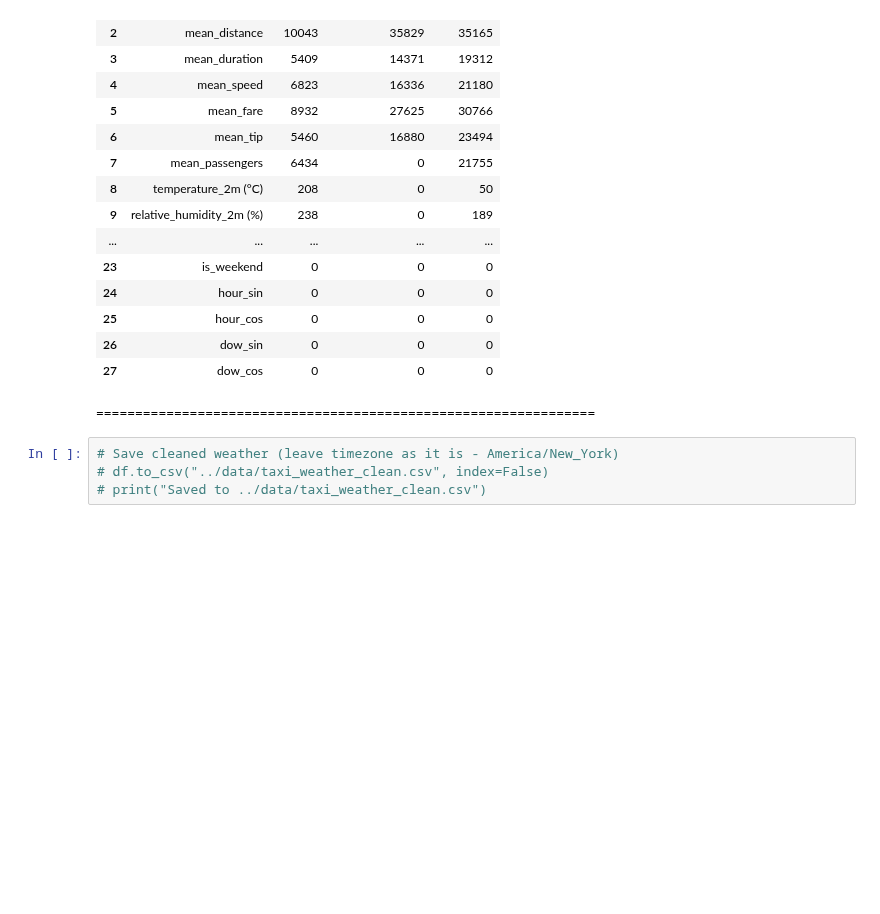
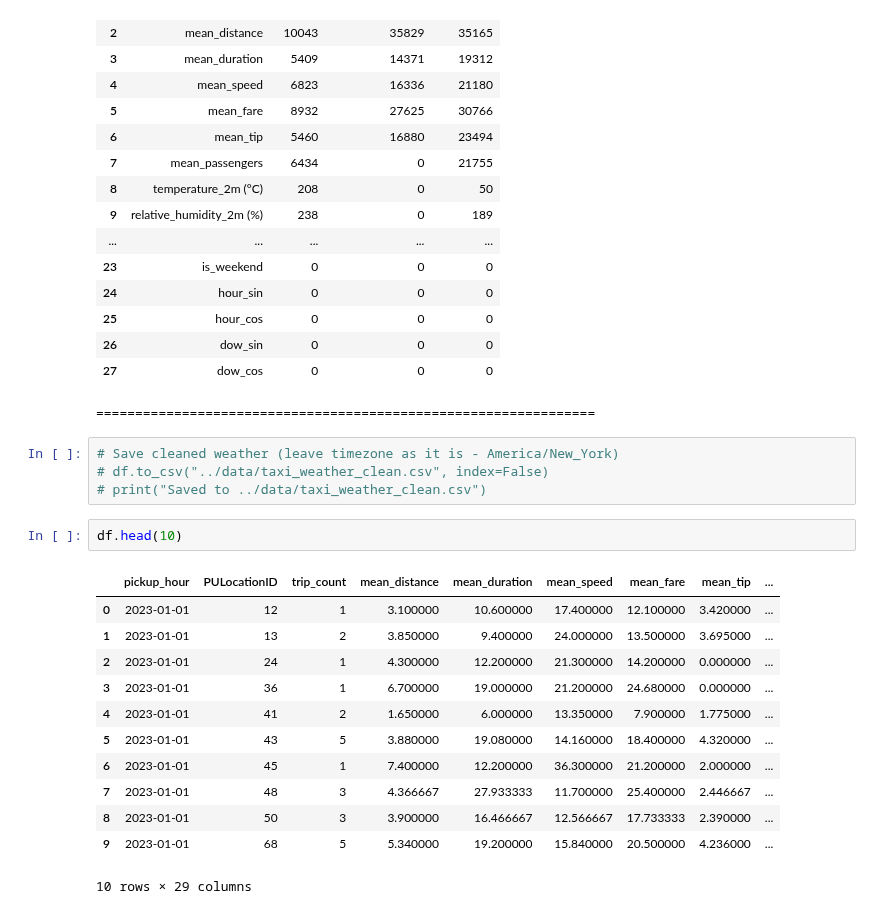
Before and after one commit to Benjam1nP/Statistic-Data-Sience-Project, a Jupyter notebook: models/03_datahandling_taxi-weather.ipynb, the cells around one changed output. Saved outputs shown, nothing was run; the diff lists cells and outputs as text; blank space fills up the shorter version.

```diff
--- a/models/03_datahandling_taxi-weather.ipynb
+++ b/models/03_datahandling_taxi-weather.ipynb
@@ -256,3 +250,18 @@ print(64*"=")
 # Save cleaned weather (leave timezone as it is - America/New_York)
 # df.to_csv("../data/taxi_weather_clean.csv", index=False)
 # print("Saved to ../data/taxi_weather_clean.csv")
+# %%
+df.head(10)
+# %% [output]
+|  | pickup_hour | PULocationID | trip_count | mean_distance | mean_duration | mean_speed | mean_fare | mean_tip | ... |
+| 0 | 2023-01-01 | 12 | 1 | 3.100000 | 10.600000 | 17.400000 | 12.100000 | 3.420000 | ... |
+| 1 | 2023-01-01 | 13 | 2 | 3.850000 | 9.400000 | 24.000000 | 13.500000 | 3.695000 | ... |
+| 2 | 2023-01-01 | 24 | 1 | 4.300000 | 12.200000 | 21.300000 | 14.200000 | 0.000000 | ... |
+| 3 | 2023-01-01 | 36 | 1 | 6.700000 | 19.000000 | 21.200000 | 24.680000 | 0.000000 | ... |
+| 4 | 2023-01-01 | 41 | 2 | 1.650000 | 6.000000 | 13.350000 | 7.900000 | 1.775000 | ... |
+| 5 | 2023-01-01 | 43 | 5 | 3.880000 | 19.080000 | 14.160000 | 18.400000 | 4.320000 | ... |
+| 6 | 2023-01-01 | 45 | 1 | 7.400000 | 12.200000 | 36.300000 | 21.200000 | 2.000000 | ... |
+| 7 | 2023-01-01 | 48 | 3 | 4.366667 | 27.933333 | 11.700000 | 25.400000 | 2.446667 | ... |
+| 8 | 2023-01-01 | 50 | 3 | 3.900000 | 16.466667 | 12.566667 | 17.733333 | 2.390000 | ... |
+| 9 | 2023-01-01 | 68 | 5 | 5.340000 | 19.200000 | 15.840000 | 20.500000 | 4.236000 | ... |
+10 rows × 29 columns
```
Also changed, not shown: parts of 3 cells of this notebook, 13 other files.
